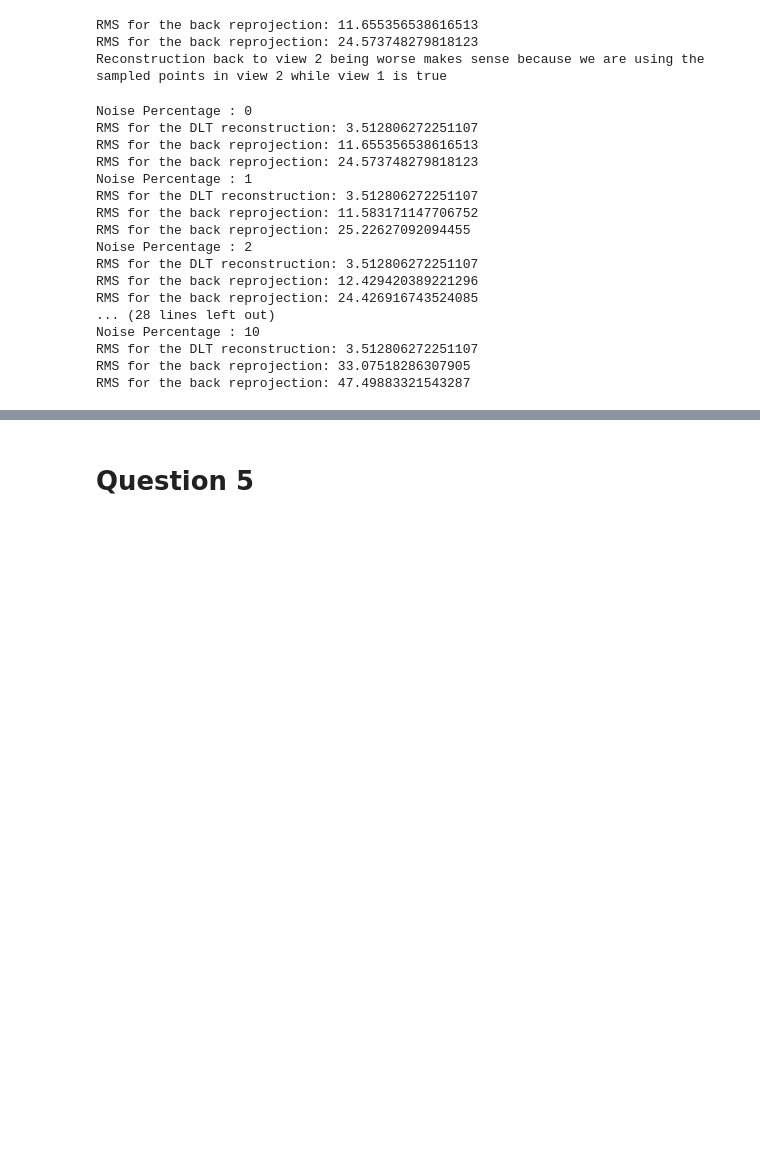
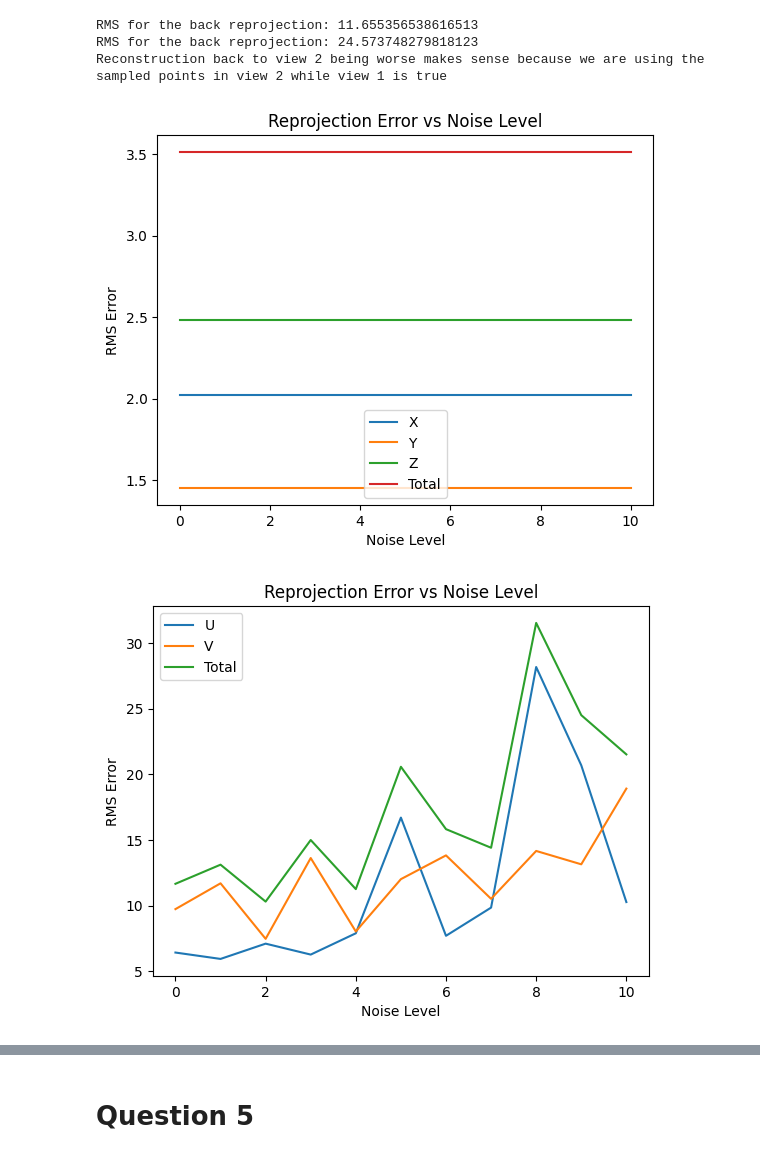
Before and after one commit to JuanDGuerra20/GBM6700E, a Jupyter notebook: lab_2/lab_2_student.ipynb, the cells around one changed output, grey strips where cells are left out. Saved outputs shown, nothing was run; the diff lists cells and outputs as text; code cells hidden in the pictures; blank space fills up the shorter version.

```diff
--- a/lab_2/lab_2_student.ipynb
+++ b/lab_2/lab_2_student.ipynb
@@ -629,54 +629,70 @@ reprojection_v2_rmse = []
 sid, sod, dp =  1050, 750, 0.1953
 alpha_0, beta_0 = -30, -25 # ? For view 1
 alpha_1, beta_1 = 45, 30 # ? For view 2
 image_size = 1024
 params_1 = lab_2.geometry.build_view_geometry(sid, sod, dp, alpha_0, beta_0, (image_size, image_size))
 pmat = params_1['source']['P']
 view_1_pts_2d = calculate_2d_projection(mesh.skeleton, pmat)
 """
 for i in range(11):
-    print(f"\nNoise Percentage : {i}")
+    #print(f"\nNoise Percentage : {i}")
     new_sid = add_noise(sid, 0.1*i)
     new_sod = add_noise(sod, 0.1*i)
     new_dp = add_noise(dp, 0.1*i)
     new_alpha_0 = add_noise(alpha_0, 0.1*i)
     new_beta_0 = add_noise(beta_0, 0.1*i)
     new_alpha_1 = add_noise(alpha_1, 0.1*i)
     new_beta_1 = add_noise(beta_1, 0.1*i)
     params_1 = lab_2.geometry.build_view_geometry(new_sid, new_sod, new_dp, new_alpha_0, new_beta_0, (image_size, image_size))
     params_2 = lab_2.geometry.build_view_geometry(new_sid, new_sod, new_dp, new_alpha_1, new_beta_1, (image_size, image_size))
     dlt_v1 = params_1['source']['P'].flatten()[:11] / params_1['source']['P'].flatten()[11]
     dlt_v2 = params_2['source']['P'].flatten()[:11] / params_2['source']['P'].flatten()[11]
 
     reconstruction_3d_DLT = [lab_2.geometry.calculate_3d_point(pairs_view_12[i,0,0], pairs_view_12[i,0,1], pairs_view_12[i,1,0], pairs_view_12[i,1,1], dlt_v1, dlt_v2) for i in range(len(pairs_view_12))]
     reconstruction_3d_DLT = np.array(reconstruction_3d_DLT)
-    DLT_reconstruction_rmse.append(lab_2.metrics.rms(mesh.skeleton, pc.vertices))
-    print('RMS for the DLT reconstruction:', DLT_reconstruction_rmse[-1])
+    DLT_reconstruction_rmse.append([lab_2.metrics.rms(mesh.skeleton[:,0], pc.vertices[:,0]), lab_2.metrics.rms(mesh.skeleton[:,1], pc.vertices[:,1]), lab_2.metrics.rms(mesh.skeleton[:,2], pc.vertices[:,2]), lab_2.metrics.rms(mesh.skeleton, pc.vertices)])
+    #print('RMS for the DLT reconstruction:', DLT_reconstruction_rmse[-1])
     reproj_v1 = lab_2.geometry.to_homogeneous(reconstruction_3d_DLT) @ params_1['source']['P'].T
     reproj_v2 = lab_2.geometry.to_homogeneous(reconstruction_3d_DLT) @ params_2['source']['P'].T
 
     reproj_v1 = reproj_v1[:,:2].T / reproj_v1[:,2]
     reproj_v2 = reproj_v2[:,:2].T / reproj_v2[:,2]
+    two_d = calculate_2d_projection(mesh.skeleton, params_1['source']['P'])
+    reproj_u = lab_2.metrics.rms(two_d[:,0], reproj_v1.T[:,0])
+    reproj_v = lab_2.metrics.rms(two_d[:,1], reproj_v1.T[:,1])
+    reproj_tot = lab_2.metrics.rms(two_d, reproj_v1.T)
 
-    reprojection_v1_rmse.append(lab_2.metrics.rms(calculate_2d_projection(mesh.skeleton, params_1['source']['P']), reproj_v1.T))
-    reprojection_v2_rmse.append(lab_2.metrics.rms(calculate_2d_projection(mesh.skeleton, params_2['source']['P']), reproj_v2.T))
-    print('RMS for the back reprojection:', reprojection_v1_rmse[-1])
-    print('RMS for the back reprojection:', reprojection_v2_rmse[-1])
+    reprojection_v1_rmse.append([reproj_u, reproj_v, reproj_tot])
+
+    two_d = calculate_2d_projection(mesh.skeleton, params_2['source']['P'])
+    reproj_u = lab_2.metrics.rms(two_d[:,0], reproj_v2.T[:,0])
+    reproj_v = lab_2.metrics.rms(two_d[:,1], reproj_v2.T[:,1])
+    reproj_tot = lab_2.metrics.rms(two_d, reproj_v2.T)
+    reprojection_v2_rmse.append([reproj_u, reproj_v, reproj_tot])
+    """print('RMS for the back reprojection:', reprojection_v1_rmse[-1])
+    print('RMS for the back reprojection:', reprojection_v2_rmse[-1])"""
+
+plt.plot(range(len(reprojection_v2_rmse)), DLT_reconstruction_rmse, label=["X","Y","Z","Total"])
+plt.title("Reprojection Error vs Noise Level")
+plt.xlabel("Noise Level")
+plt.ylabel("RMS Error")
+plt.legend()
+plt.show()
+plt.close()
+plt.plot(range(len(reprojection_v2_rmse)), reprojection_v1_rmse, label=["U", "V", "Total"])
+plt.title("Reprojection Error vs Noise Level")
+plt.xlabel("Noise Level")
+plt.ylabel("RMS Error")
+plt.legend()
+plt.show()
+plt.close()
+plt.plot(range(len(reprojection_v2_rmse)), reprojection_v2_rmse, label=["U", "V", "Total"])
+plt.title("Reprojection Error vs Noise Level")
+plt.xlabel("Noise Level")
+plt.ylabel("RMS Error")
+plt.legend()
+plt.show()
+plt.close()
 # %% [output]
-Noise Percentage : 0
-RMS for the DLT reconstruction: 3.512806272251107
-RMS for the back reprojection: 11.655356538616513
-RMS for the back reprojection: 24.573748279818123
-Noise Percentage : 1
-RMS for the DLT reconstruction: 3.512806272251107
-RMS for the back reprojection: 11.583171147706752
-RMS for the back reprojection: 25.22627092094455
-Noise Percentage : 2
-RMS for the DLT reconstruction: 3.512806272251107
-RMS for the back reprojection: 12.429420389221296
-RMS for the back reprojection: 24.426916743524085
-... (28 lines left out)
-Noise Percentage : 10
-RMS for the DLT reconstruction: 3.512806272251107
-RMS for the back reprojection: 33.07518286307905
-RMS for the back reprojection: 47.49883321543287
+[figure, added]
+[figure, added]
```
Also changed, not shown: parts of 6 cells of this notebook.
